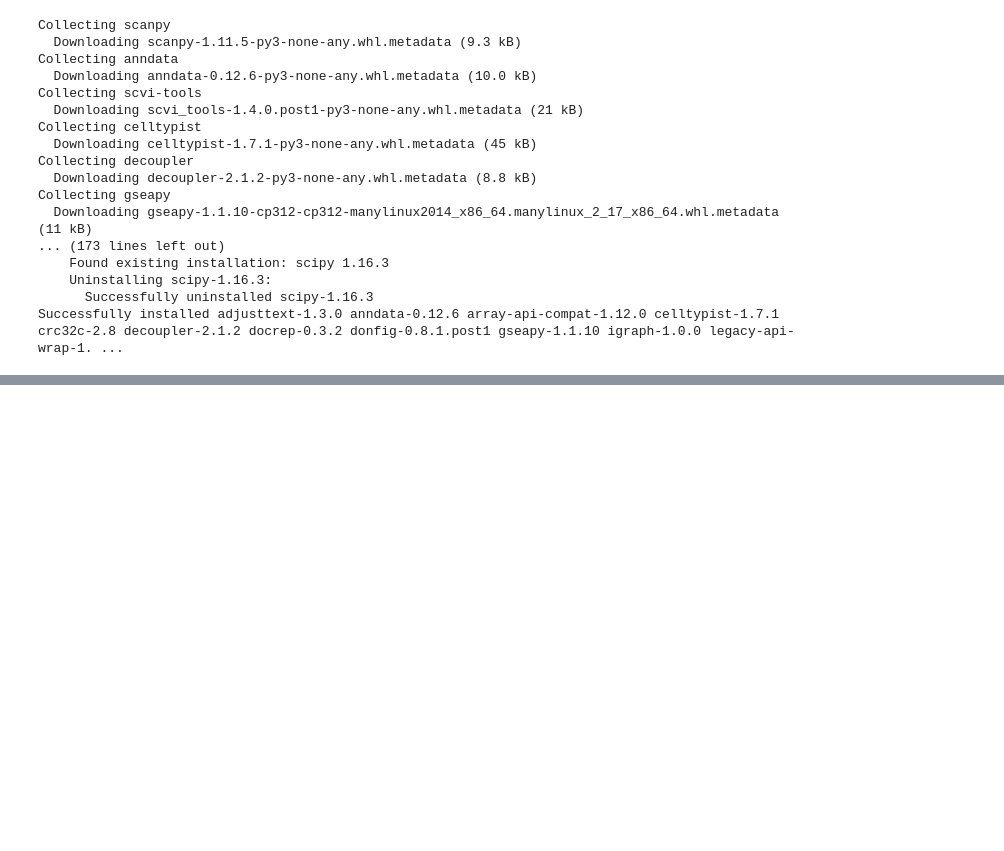
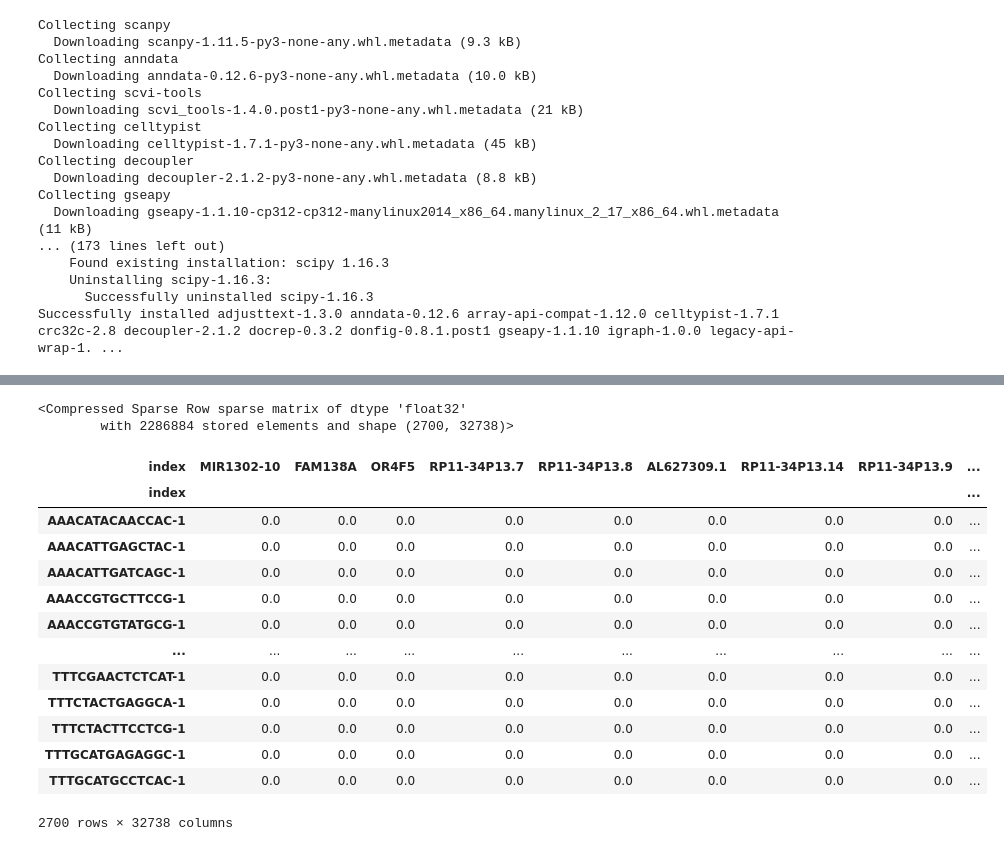
Before and after one commit to mahfuzenam/scRNA-seq-data-analysis, a Jupyter notebook: notebooks/scRNA-seq-data-analysis.ipynb, the cells around one changed output, grey strips where cells are left out. Saved outputs shown, nothing was run; the diff lists cells and outputs as text; code cells hidden in the pictures; blank space fills up the shorter version.

```diff
--- a/notebooks/scRNA-seq-data-analysis.ipynb
+++ b/notebooks/scRNA-seq-data-analysis.ipynb
@@ -78,0 +181,31 @@ fatal: could not read Username for 'https://github.com': No such device or addre
+# %%
+# Load the count matrix
+# AnnData stores sparse data in Compressed Sparse Row matrix which are memory efficient instead of large 2-d matrices.
+# https://cmdlinetips.com/2018/03/sparse-matrices-in-python-with-scipy/
+
+adata.X
+# %% [output]
+<Compressed Sparse Row sparse matrix of dtype 'float32'
+        with 2286884 stored elements and shape (2700, 32738)>
+# %%
+# Create a shallow dataframe (No changes to original dataframe)
+# Note:
+    # Cells by genes in Scanpy
+    # Genes by cells in Seurat
+
+adata.to_df()
+# %% [output]
+| index | MIR1302-10 | FAM138A | OR4F5 | RP11-34P13.7 | RP11-34P13.8 | AL627309.1 | RP11-34P13.14 | RP11-34P13.9 | ... |
+| index |  |  |  |  |  |  |  |  | ... |
+| AAACATACAACCAC-1 | 0.0 | 0.0 | 0.0 | 0.0 | 0.0 | 0.0 | 0.0 | 0.0 | ... |
+| AAACATTGAGCTAC-1 | 0.0 | 0.0 | 0.0 | 0.0 | 0.0 | 0.0 | 0.0 | 0.0 | ... |
+| AAACATTGATCAGC-1 | 0.0 | 0.0 | 0.0 | 0.0 | 0.0 | 0.0 | 0.0 | 0.0 | ... |
+| AAACCGTGCTTCCG-1 | 0.0 | 0.0 | 0.0 | 0.0 | 0.0 | 0.0 | 0.0 | 0.0 | ... |
+| AAACCGTGTATGCG-1 | 0.0 | 0.0 | 0.0 | 0.0 | 0.0 | 0.0 | 0.0 | 0.0 | ... |
+| ... | ... | ... | ... | ... | ... | ... | ... | ... | ... |
+| TTTCGAACTCTCAT-1 | 0.0 | 0.0 | 0.0 | 0.0 | 0.0 | 0.0 | 0.0 | 0.0 | ... |
+| TTTCTACTGAGGCA-1 | 0.0 | 0.0 | 0.0 | 0.0 | 0.0 | 0.0 | 0.0 | 0.0 | ... |
+| TTTCTACTTCCTCG-1 | 0.0 | 0.0 | 0.0 | 0.0 | 0.0 | 0.0 | 0.0 | 0.0 | ... |
+| TTTGCATGAGAGGC-1 | 0.0 | 0.0 | 0.0 | 0.0 | 0.0 | 0.0 | 0.0 | 0.0 | ... |
+| TTTGCATGCCTCAC-1 | 0.0 | 0.0 | 0.0 | 0.0 | 0.0 | 0.0 | 0.0 | 0.0 | ... |
+2700 rows × 32738 columns
```
Also changed, not shown: parts of 18 cells of this notebook.
